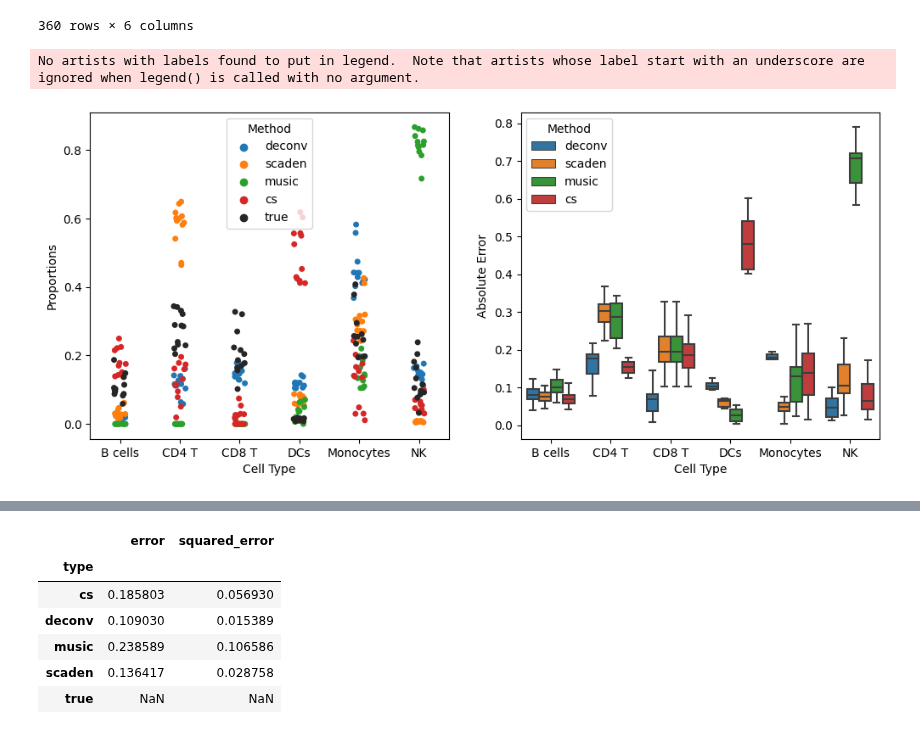
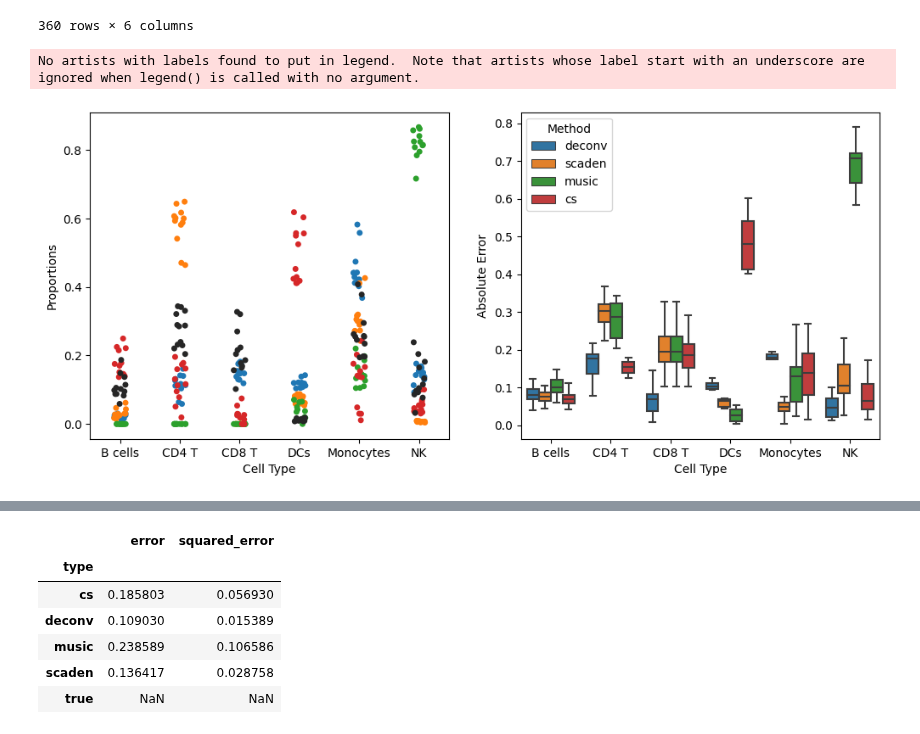
Before and after one commit to lutrarutra/deconv, a Jupyter notebook: benchmarks/pbmc_comparison.ipynb, the cells around one changed output, grey strips where cells are left out. Saved outputs shown, nothing was run; the diff lists cells and outputs as text; code cells hidden in the pictures.

```diff
--- a/benchmarks/pbmc_comparison.ipynb
+++ b/benchmarks/pbmc_comparison.ipynb
@@ -211,24 +211,24 @@ df
 # %%
 f, ax = plt.subplots(1,2, figsize=(12,5), dpi=100)
 
 sns.stripplot(data=df[df["type"] != "true"], x="cell_type", y="proportion", hue="type", ax=ax[0])
 sns.stripplot(data=df[df["type"] == "true"], x="cell_type", y="proportion", hue="type", ax=ax[0], color=".25")
 plt.legend(title="Method")
-# sns.violinplot(data=df, x="cell_type", y="proportion", hue="type", ax=ax[0], showfliers=False, split=True)
 sns.boxplot(data=df[df["type"] != "true"], x="cell_type", y="error", hue="type", ax=ax[1], showfliers=False)
-# sns.swarmplot(data=df[df["type"] != "true"], x="cell_type", y="error", hue="type", ax=ax[1])
-# sns.violinplot(data=melt, x="cell_type", y="dist", ax=ax[1], showfliers=True)
+
 ax[0].set_ylabel("Proportions")
 ax[1].set_ylabel("Absolute Error")
 ax[0].set_xlabel("Cell Type")
 ax[1].set_xlabel("Cell Type")
-ax[0].get_legend().set_title("Method")
+ax[0].get_legend().remove()
 ax[1].get_legend().set_title("Method")
-# l = plt.legend(bbox_to_anchor=(1.05, 1), loc=2, borderaxespad=0.)
+
+plt.savefig("comparison/pbmc/per_celltype.pdf", bbox_inches="tight")
+
 plt.show()
 # %% [output]
 No artists with labels found to put in legend.  Note that artists whose label start with an underscore are ignored when legend() is called with no argument.
-[figure, old version]
+[figure, new version]
 # %%
 f, ax = plt.subplots(1, 1, figsize=(6,6), dpi=100)
 sns.boxplot(data=df[df["type"] != "true"], y="error", x="type", showfliers=False, ax=ax)
```
Also changed, not shown: parts of 4 cells of this notebook, 12 other files.
